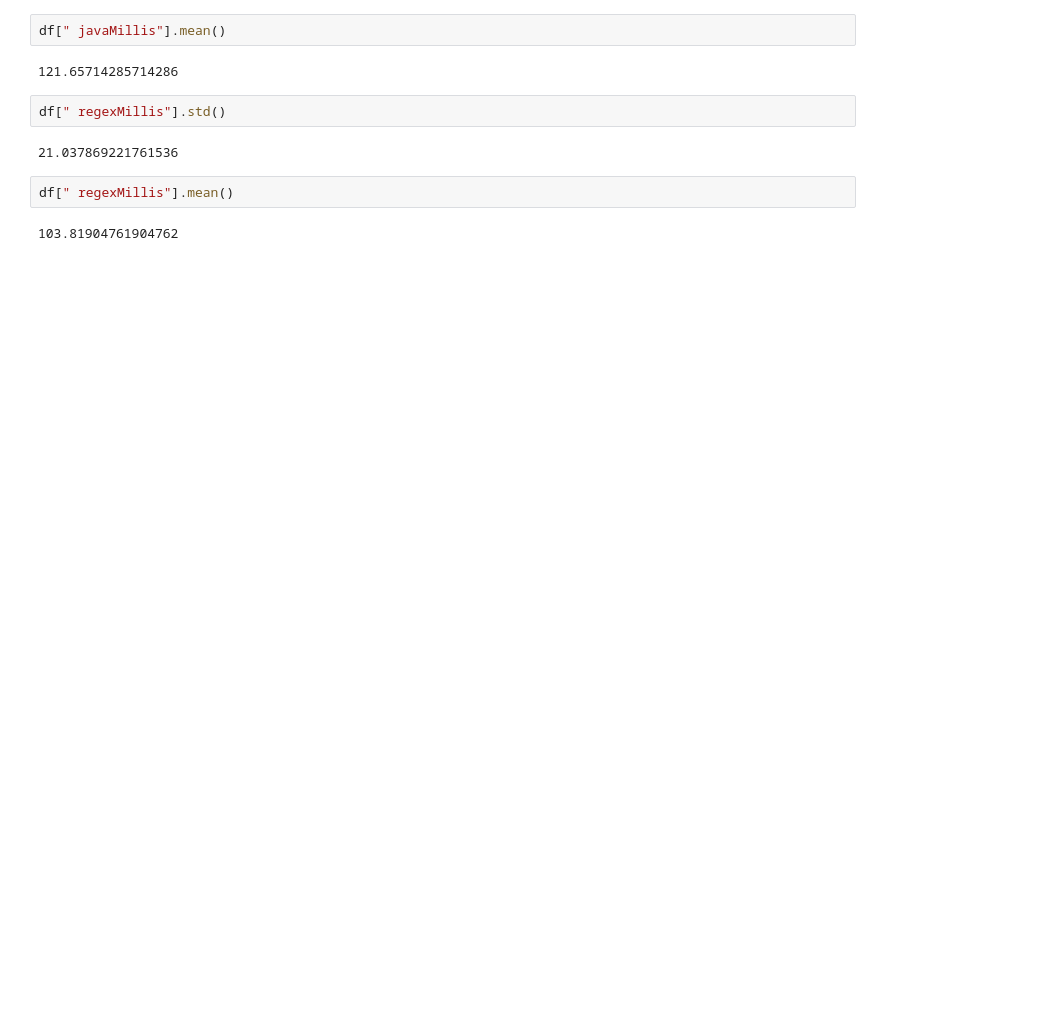
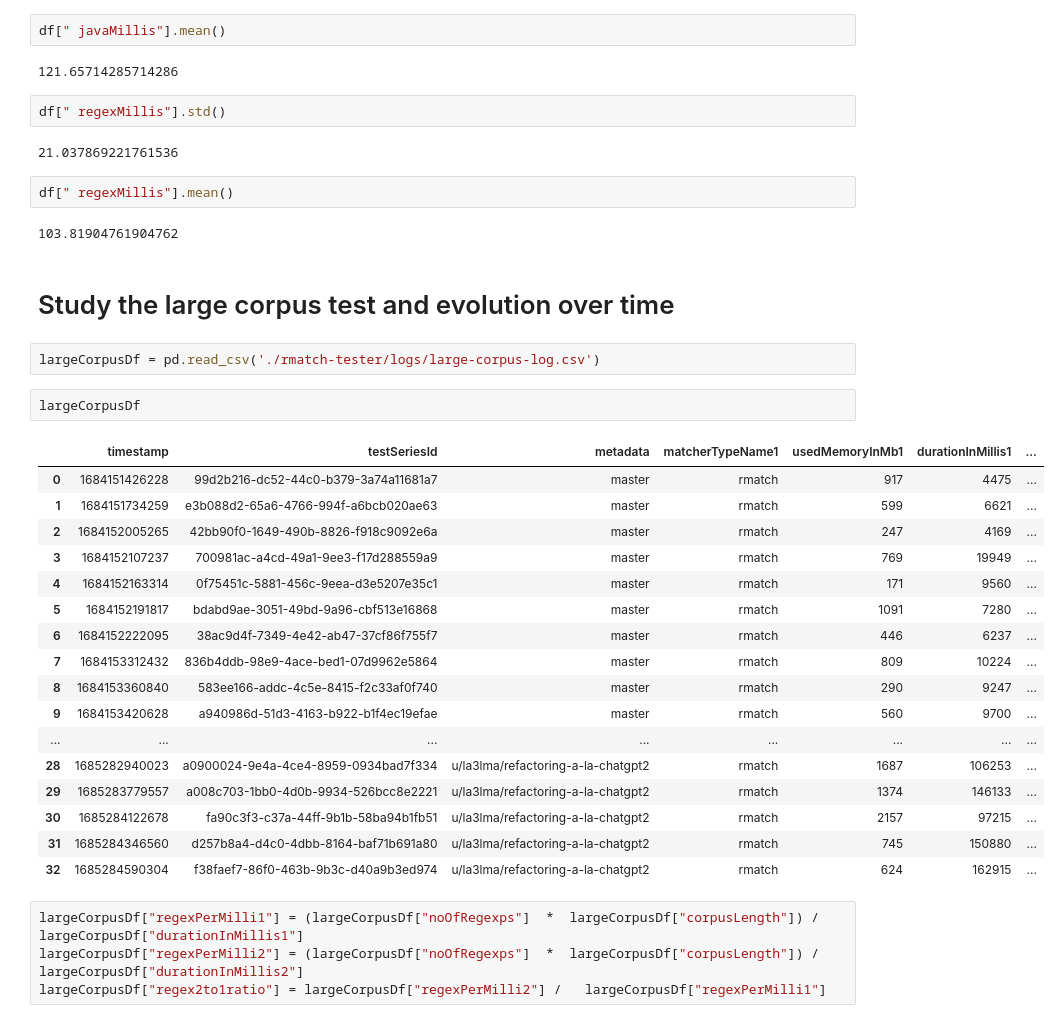
Before and after one commit to la3lma/rmatch, a Jupyter notebook: benchmarks.ipynb, the cells around one changed output. Cells and saved outputs as stored; diff of their text form; blank space fills up the shorter version.

```diff
--- a/benchmarks.ipynb
+++ b/benchmarks.ipynb
@@ -75,3 +75,31 @@ df[" regexMillis"].std()
 df[" regexMillis"].mean()
 # %% [output]
 103.81904761904762
+# %% [markdown]
+# Study the large corpus test and evolution over time
+# %%
+largeCorpusDf = pd.read_csv('./rmatch-tester/logs/large-corpus-log.csv')
+# %%
+largeCorpusDf
+# %% [output]
+|  | timestamp | testSeriesId | metadata | matcherTypeName1 | usedMemoryInMb1 | durationInMillis1 | ... |
+| 0 | 1684151426228 | 99d2b216-dc52-44c0-b379-3a74a11681a7 | master | rmatch | 917 | 4475 | ... |
+| 1 | 1684151734259 | e3b088d2-65a6-4766-994f-a6bcb020ae63 | master | rmatch | 599 | 6621 | ... |
+| 2 | 1684152005265 | 42bb90f0-1649-490b-8826-f918c9092e6a | master | rmatch | 247 | 4169 | ... |
+| 3 | 1684152107237 | 700981ac-a4cd-49a1-9ee3-f17d288559a9 | master | rmatch | 769 | 19949 | ... |
+| 4 | 1684152163314 | 0f75451c-5881-456c-9eea-d3e5207e35c1 | master | rmatch | 171 | 9560 | ... |
+| 5 | 1684152191817 | bdabd9ae-3051-49bd-9a96-cbf513e16868 | master | rmatch | 1091 | 7280 | ... |
+| 6 | 1684152222095 | 38ac9d4f-7349-4e42-ab47-37cf86f755f7 | master | rmatch | 446 | 6237 | ... |
+| 7 | 1684153312432 | 836b4ddb-98e9-4ace-bed1-07d9962e5864 | master | rmatch | 809 | 10224 | ... |
+| 8 | 1684153360840 | 583ee166-addc-4c5e-8415-f2c33af0f740 | master | rmatch | 290 | 9247 | ... |
+| 9 | 1684153420628 | a940986d-51d3-4163-b922-b1f4ec19efae | master | rmatch | 560 | 9700 | ... |
+| ... | ... | ... | ... | ... | ... | ... | ... |
+| 28 | 1685282940023 | a0900024-9e4a-4ce4-8959-0934bad7f334 | u/la3lma/refactoring-a-la-chatgpt2 | rmatch | 1687 | 106253 | ... |
+| 29 | 1685283779557 | a008c703-1bb0-4d0b-9934-526bcc8e2221 | u/la3lma/refactoring-a-la-chatgpt2 | rmatch | 1374 | 146133 | ... |
+| 30 | 1685284122678 | fa90c3f3-c37a-44ff-9b1b-58ba94b1fb51 | u/la3lma/refactoring-a-la-chatgpt2 | rmatch | 2157 | 97215 | ... |
+| 31 | 1685284346560 | d257b8a4-d4c0-4dbb-8164-baf71b691a80 | u/la3lma/refactoring-a-la-chatgpt2 | rmatch | 745 | 150880 | ... |
+| 32 | 1685284590304 | f38faef7-86f0-463b-9b3c-d40a9b3ed974 | u/la3lma/refactoring-a-la-chatgpt2 | rmatch | 624 | 162915 | ... |
+# %%
+largeCorpusDf["regexPerMilli1"] = (largeCorpusDf["noOfRegexps"]  *  largeCorpusDf["corpusLength"]) /   largeCorpusDf["durationInMillis1"]
+largeCorpusDf["regexPerMilli2"] = (largeCorpusDf["noOfRegexps"]  *  largeCorpusDf["corpusLength"]) /   largeCorpusDf["durationInMillis2"]
+largeCorpusDf["regex2to1ratio"] = largeCorpusDf["regexPerMilli2"] /   largeCorpusDf["regexPerMilli1"]
```
Also changed, not shown: parts of 6 cells of this notebook, 1 other file.
